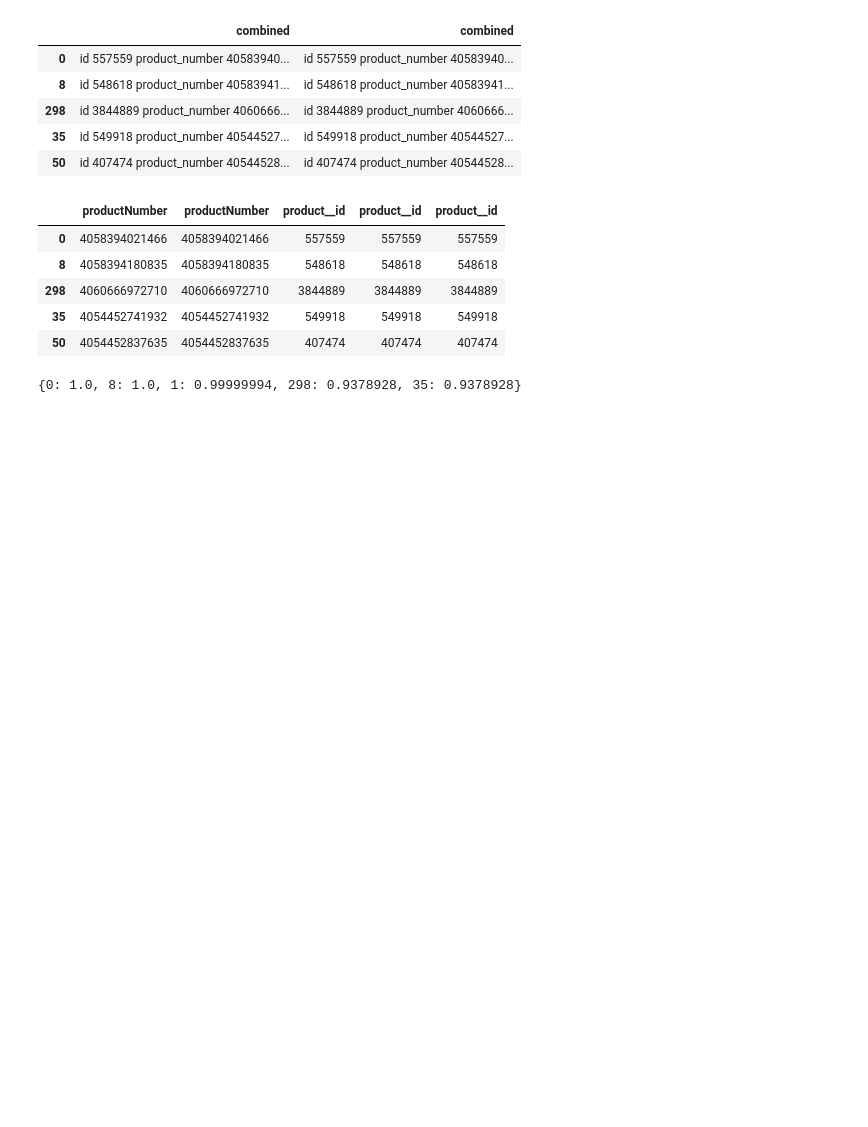
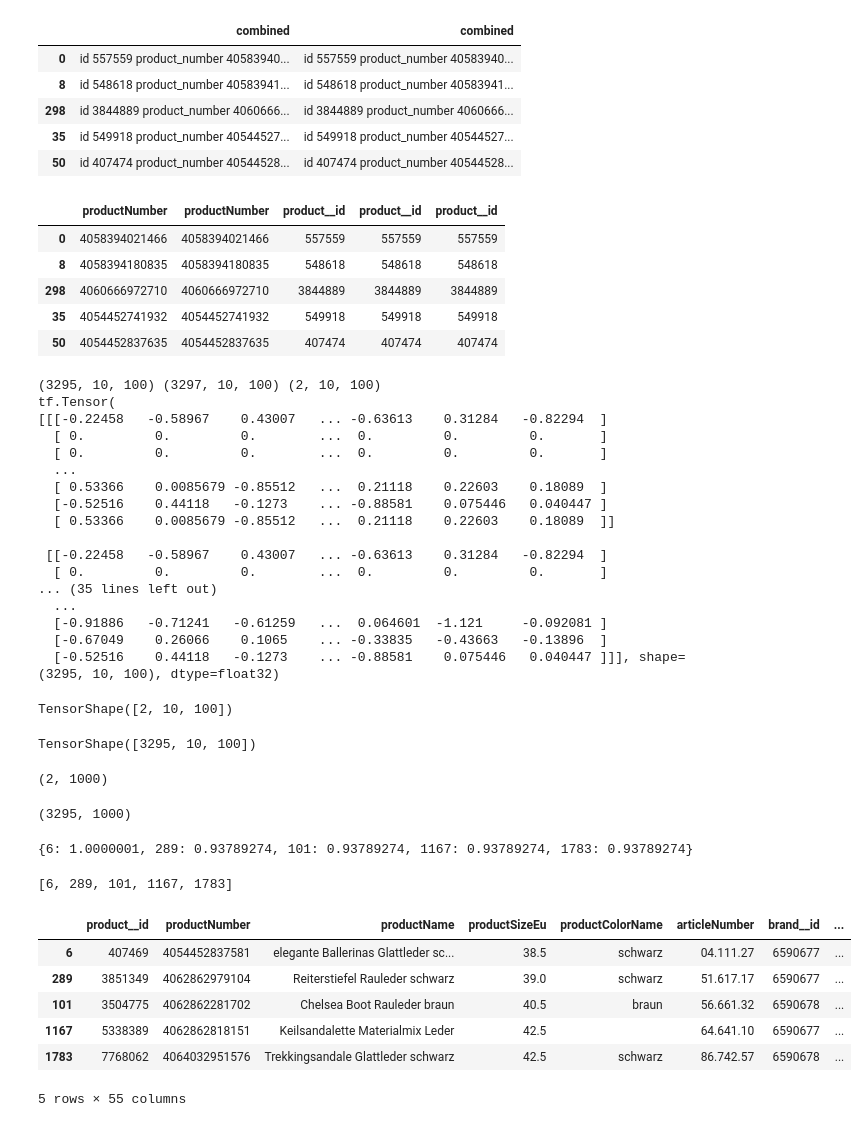
Before and after one commit to tomhuber96/master-thesis-practical-part, a Jupyter notebook: open_ai/gabor/custom-embeddings-test.ipynb, the cells around one changed output. Cells and saved outputs as stored; diff of their text form; code cells hidden in the pictures; blank space fills up the shorter version.

```diff
--- a/open_ai/gabor/custom-embeddings-test.ipynb
+++ b/open_ai/gabor/custom-embeddings-test.ipynb
@@ -204,20 +205,71 @@ product_data.iloc[indices]
 # %%
 
 def get_best_recommendations_multiple(query_embeddings, neighbors_embeddings, n = 5):
     all_results = {}
+
     for query_embedding in query_embeddings:
         indices, scores = get_n_nearest_neighbors(query_embedding, neighbors_embeddings, n)
         result_dict = {index: score for index, score in zip(indices, scores)}
         for key, value in result_dict.items():
             if key in all_results:
                 all_results[key] = max(all_results[key], value)
             else:
                 all_results[key] = value
     return dict(sorted(all_results.items(), key=lambda item: item[1], reverse=True)[:n])
 
 
-best_items = get_best_recommendations_multiple([word_embeddings[0], word_embeddings[1]], word_embeddings)
+def split_embeddings(idxs, embeddings):
+
+    selected_entries = tf.gather(embeddings, idxs)
+
+    # Create a boolean mask to mark the indices to keep
+    mask = tf.ones(tf.shape(embeddings)[0], dtype=tf.bool)
+    mask = tf.tensor_scatter_nd_update(mask, tf.expand_dims(idxs, axis=1), tf.zeros_like(idxs, dtype=tf.bool))
+
+    # Use boolean mask to get the filtered tensor
+    filtered_tensor = tf.boolean_mask(embeddings, mask)
+    print(filtered_tensor.shape, embeddings.shape, selected_entries.shape)
+    print(filtered_tensor)
+
+    return selected_entries, filtered_tensor
+
+bought_embeddings, search_embeddings = split_embeddings([0, 1], word_embeddings)
+#this does not work that great, because the orginal index gets lost, better let some more entries return and ignore the once with 1.0 score
+
+display(bought_embeddings.shape, search_embeddings.shape)
+
+best_items = get_best_recommendations_multiple([bought_embeddings], search_embeddings)
 
 print(best_items)
+display(list(best_items.keys()), product_data.iloc[list(best_items.keys())])
 # %% [output]
-{0: 1.0, 8: 1.0, 1: 0.99999994, 298: 0.9378928, 35: 0.9378928}
+(3295, 10, 100) (3297, 10, 100) (2, 10, 100)
+tf.Tensor(
+[[[-0.22458   -0.58967    0.43007   ... -0.63613    0.31284   -0.82294  ]
+  [ 0.         0.         0.        ...  0.         0.         0.       ]
+  [ 0.         0.         0.        ...  0.         0.         0.       ]
+  ...
+  [ 0.53366    0.0085679 -0.85512   ...  0.21118    0.22603    0.18089  ]
+  [-0.52516    0.44118   -0.1273    ... -0.88581    0.075446   0.040447 ]
+  [ 0.53366    0.0085679 -0.85512   ...  0.21118    0.22603    0.18089  ]]
+
+ [[-0.22458   -0.58967    0.43007   ... -0.63613    0.31284   -0.82294  ]
+  [ 0.         0.         0.        ...  0.         0.         0.       ]
+... (35 lines left out)
+  ...
+  [-0.91886   -0.71241   -0.61259   ...  0.064601  -1.121     -0.092081 ]
+  [-0.67049    0.26066    0.1065    ... -0.33835   -0.43663   -0.13896  ]
+  [-0.52516    0.44118   -0.1273    ... -0.88581    0.075446   0.040447 ]]], shape=(3295, 10, 100), dtype=float32)
+TensorShape([2, 10, 100])
+TensorShape([3295, 10, 100])
+(2, 1000)
+(3295, 1000)
+{6: 1.0000001, 289: 0.93789274, 101: 0.93789274, 1167: 0.93789274, 1783: 0.93789274}
+[6, 289, 101, 1167, 1783]
+|  | product__id | productNumber | productName | productSizeEu | productColorName | articleNumber | brand__id | ... |
+| 6 | 407469 | 4054452837581 | elegante Ballerinas Glattleder sc... | 38.5 | schwarz | 04.111.27 | 6590677 | ... |
+| 289 | 3851349 | 4062862979104 | Reiterstiefel Rauleder schwarz | 39.0 | schwarz | 51.617.17 | 6590677 | ... |
+| 101 | 3504775 | 4062862281702 | Chelsea Boot Rauleder braun | 40.5 | braun | 56.661.32 | 6590678 | ... |
+| 1167 | 5338389 | 4062862818151 | Keilsandalette Materialmix Leder | 42.5 |  | 64.641.10 | 6590677 | ... |
+| 1783 | 7768062 | 4064032951576 | Trekkingsandale Glattleder schwarz | 42.5 | schwarz | 86.742.57 | 6590678 | ... |
+5 rows × 55 columns
```
Also changed, not shown: parts of 2 cells of this notebook.
